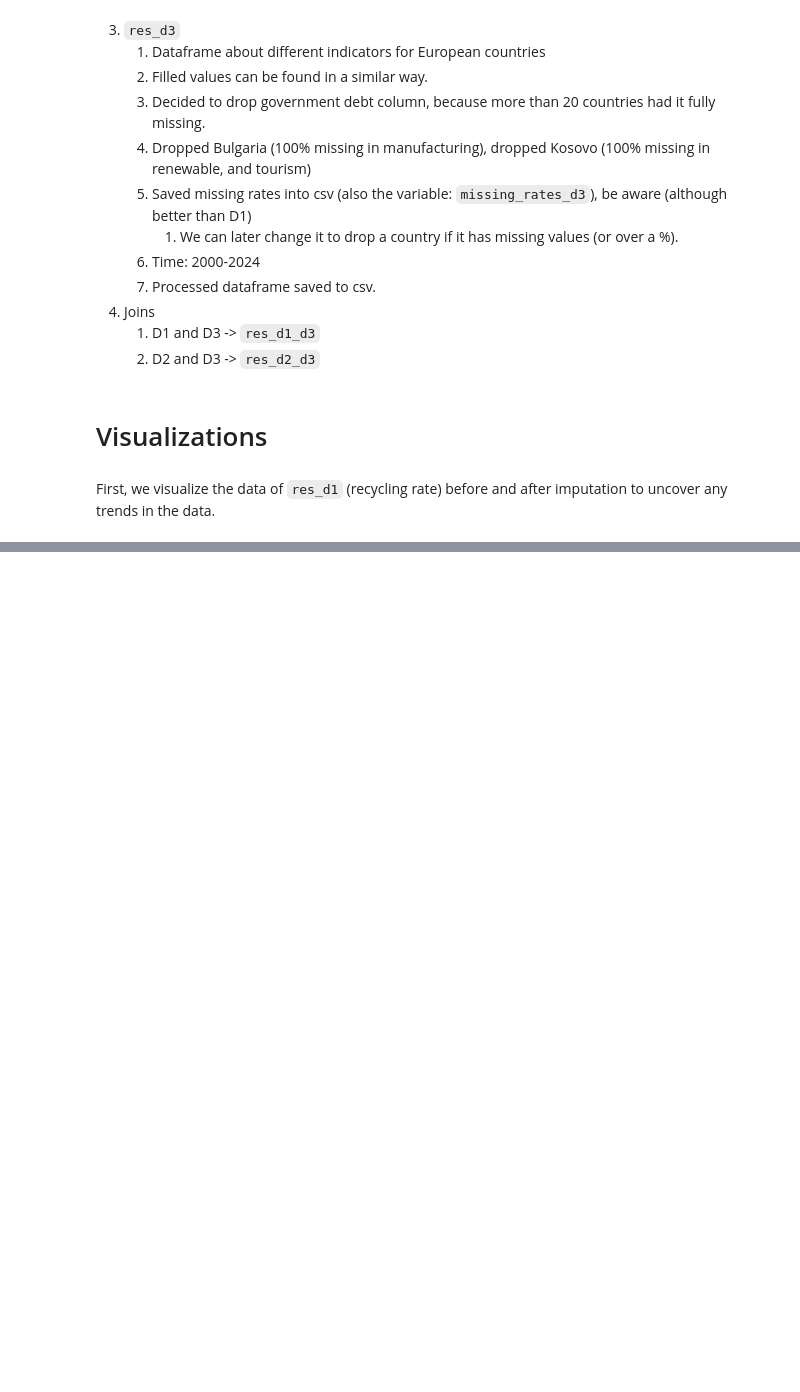
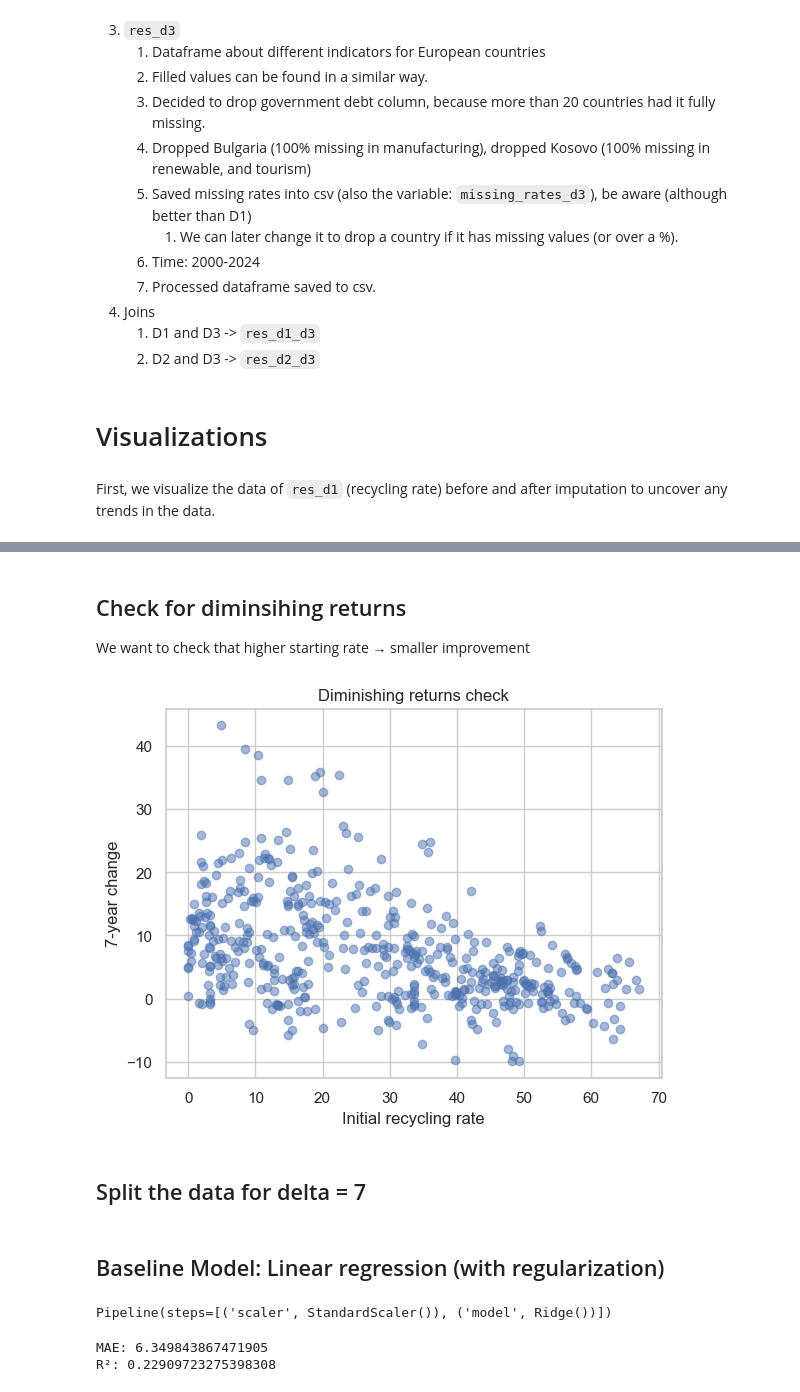
Before and after one commit to karnaukhmariia/recycling-in-europe, a Jupyter notebook: notebook.ipynb, the cells around one changed output, grey strips where cells are left out. Cells and saved outputs as stored; diff of their text form; code cells hidden in the pictures; blank space fills up the shorter version.

```diff
--- a/notebook.ipynb
+++ b/notebook.ipynb
@@ -707,0 +1253,18 @@ plt.show()
+# %% [markdown]
+## Check for diminsihing returns
+
+We want to check that higher starting rate → smaller improvement
+# %%
+plt.scatter(
+    df_7yr["recycling_rate_filled"],
+    df_7yr["delta_recycling_rate_filled_7yr"],
+    alpha=0.5
+)
+plt.xlabel("Initial recycling rate")
+plt.ylabel("7-year change")
+plt.title("Diminishing returns check")
+plt.show()
+# %% [output]
+[figure, added]
+# %% [markdown]
+## Split the data for delta = 7
@@ -707,0 +1296,27 @@ plt.show()
+# %% [markdown]
+## Baseline Model: Linear regression (with regularization)
+# %%
+from sklearn.preprocessing import StandardScaler
+from sklearn.pipeline import Pipeline
+from sklearn.linear_model import Ridge
+
+# Build a regression pipeline that scales features and fits a Ridge regression model
+baseline_model = Pipeline([
+    ("scaler", StandardScaler()),
+    ("model", Ridge(alpha=1.0))
+])
+
+baseline_model.fit(X_train, y_train)
+# %% [output]
+Pipeline(steps=[('scaler', StandardScaler()), ('model', Ridge())])
+# %%
+from sklearn.metrics import mean_absolute_error, r2_score
+
+# Generate predictions on validation set and evaluate model performance using MAE and R²
+y_pred = baseline_model.predict(X_val)
+
+print("MAE:", mean_absolute_error(y_val, y_pred))
+print("R²:", r2_score(y_val, y_pred))
+# %% [output]
+MAE: 6.349843867471905
+R²: 0.22909723275398308
```
Also changed, not shown: parts of 79 cells of this notebook.
